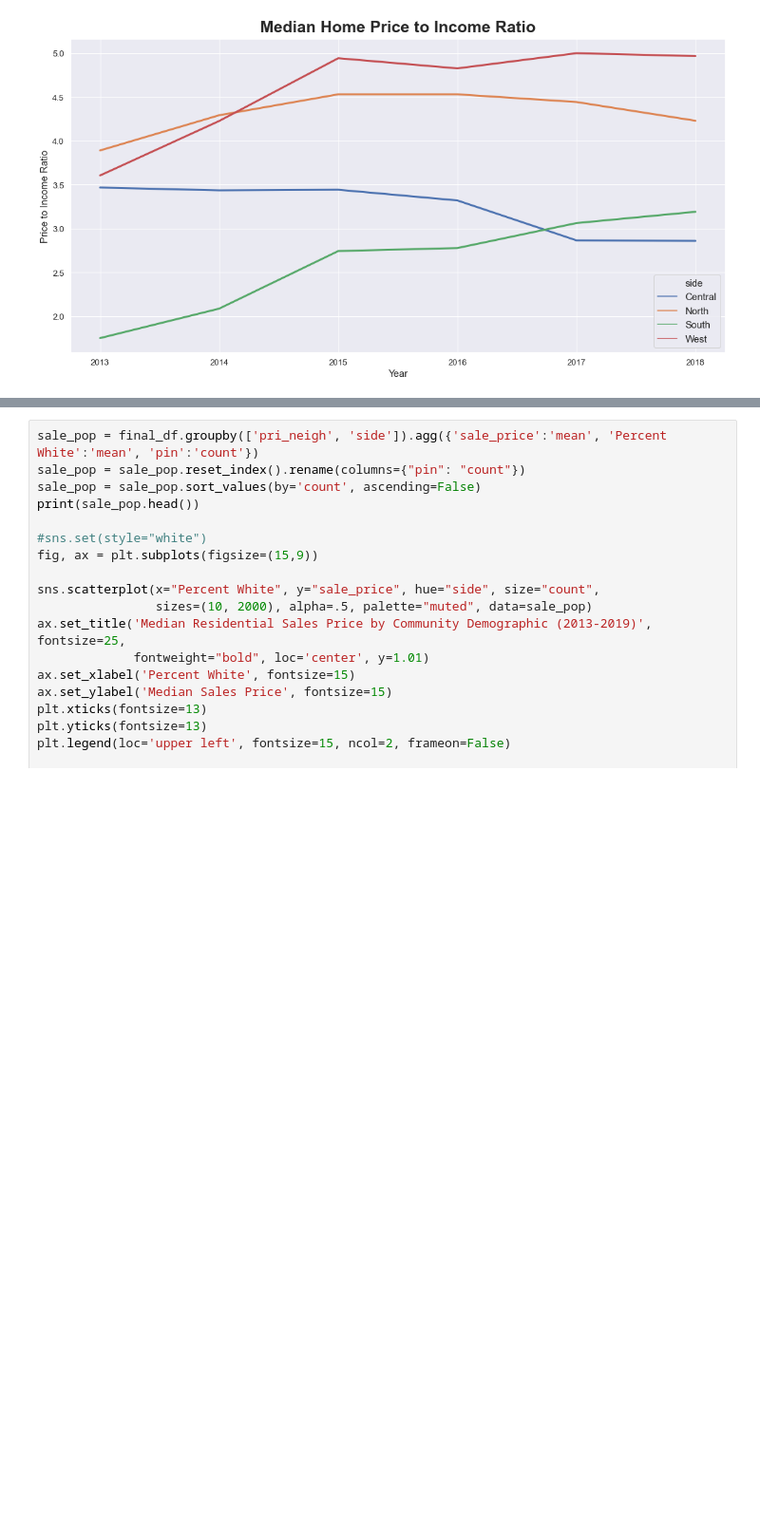
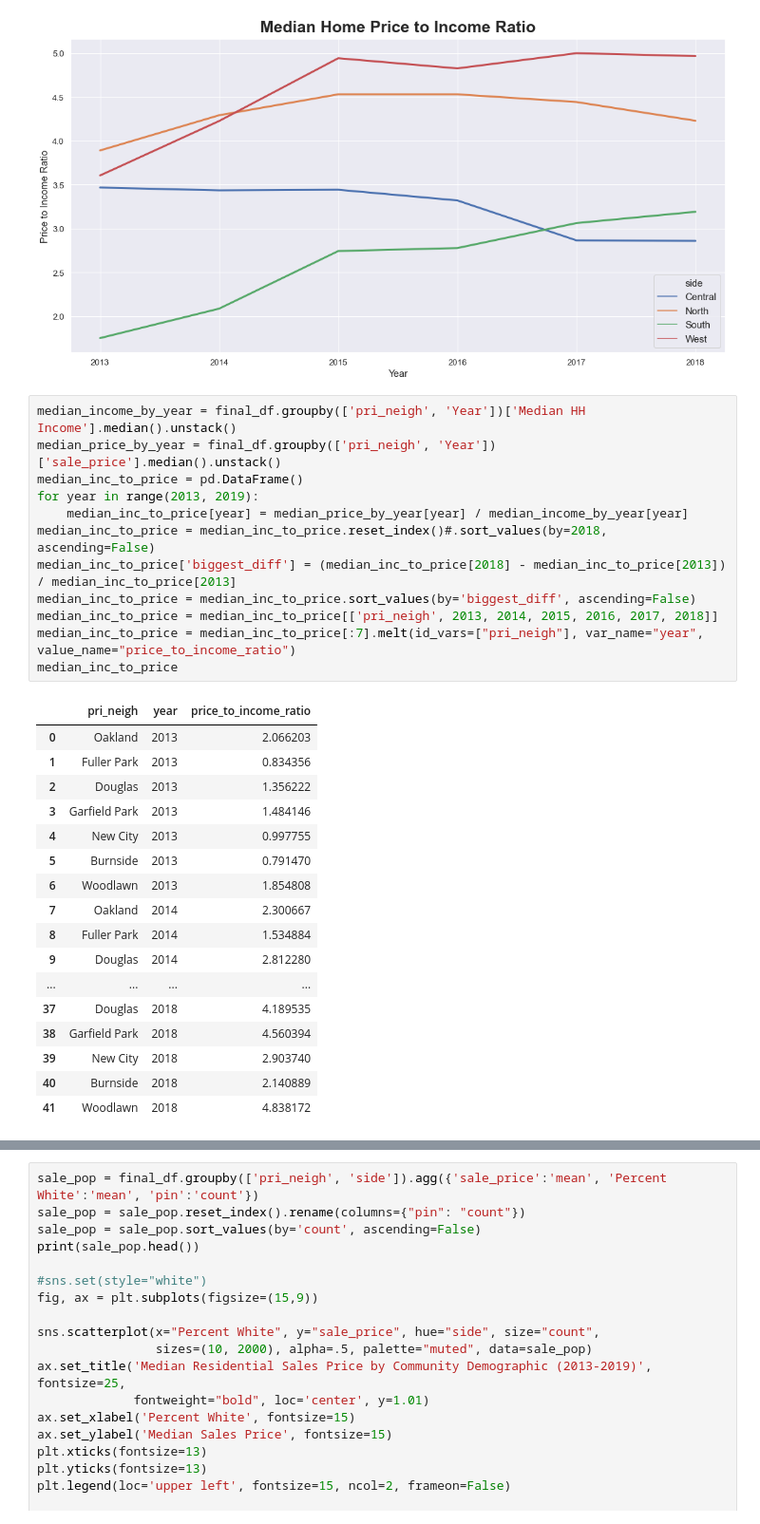
Before and after one commit to ymericson/ml-project, a Jupyter notebook: data_viz.ipynb, the cells around one changed output, grey strips where cells are left out. Shown at 95% size. Drawn from its saved outputs; the diff is of its cells as text; blank space fills up the shorter version.

```diff
--- a/data_viz.ipynb
+++ b/data_viz.ipynb
@@ -205,6 +205,36 @@ plt.show()
 2    South  1.751501  2.087119  2.743069  2.777127  3.061474  3.190351
 3     West  3.604115  4.224709  4.939682  4.823778  4.996813  4.964020
 [figure]
+# %%
+median_income_by_year = final_df.groupby(['pri_neigh', 'Year'])['Median HH Income'].median().unstack()
+median_price_by_year = final_df.groupby(['pri_neigh', 'Year'])['sale_price'].median().unstack()
+median_inc_to_price = pd.DataFrame()
+for year in range(2013, 2019):
+    median_inc_to_price[year] = median_price_by_year[year] / median_income_by_year[year]
+median_inc_to_price = median_inc_to_price.reset_index()#.sort_values(by=2018, ascending=False)
+median_inc_to_price['biggest_diff'] = (median_inc_to_price[2018] - median_inc_to_price[2013]) / median_inc_to_price[2013]
+median_inc_to_price = median_inc_to_price.sort_values(by='biggest_diff', ascending=False)
+median_inc_to_price = median_inc_to_price[['pri_neigh', 2013, 2014, 2015, 2016, 2017, 2018]]
+median_inc_to_price = median_inc_to_price[:7].melt(id_vars=["pri_neigh"], var_name="year", value_name="price_to_income_ratio")
+median_inc_to_price
+# %% [output]
+|  | pri_neigh | year | price_to_income_ratio |
+| 0 | Oakland | 2013 | 2.066203 |
+| 1 | Fuller Park | 2013 | 0.834356 |
+| 2 | Douglas | 2013 | 1.356222 |
+| 3 | Garfield Park | 2013 | 1.484146 |
+| 4 | New City | 2013 | 0.997755 |
+| 5 | Burnside | 2013 | 0.791470 |
+| 6 | Woodlawn | 2013 | 1.854808 |
+| 7 | Oakland | 2014 | 2.300667 |
+| 8 | Fuller Park | 2014 | 1.534884 |
+| 9 | Douglas | 2014 | 2.812280 |
+| ... | ... | ... | ... |
+| 37 | Douglas | 2018 | 4.189535 |
+| 38 | Garfield Park | 2018 | 4.560394 |
+| 39 | New City | 2018 | 2.903740 |
+| 40 | Burnside | 2018 | 2.140889 |
+| 41 | Woodlawn | 2018 | 4.838172 |
 # %%
 median_income_by_year = final_df.groupby(['pri_neigh', 'Year'])['Median HH Income'].median().unstack()
 median_price_by_year = final_df.groupby(['pri_neigh', 'Year'])['sale_price'].median().unstack()
```
Also changed, not shown: parts of 1 cell of this notebook, 1 other file.
